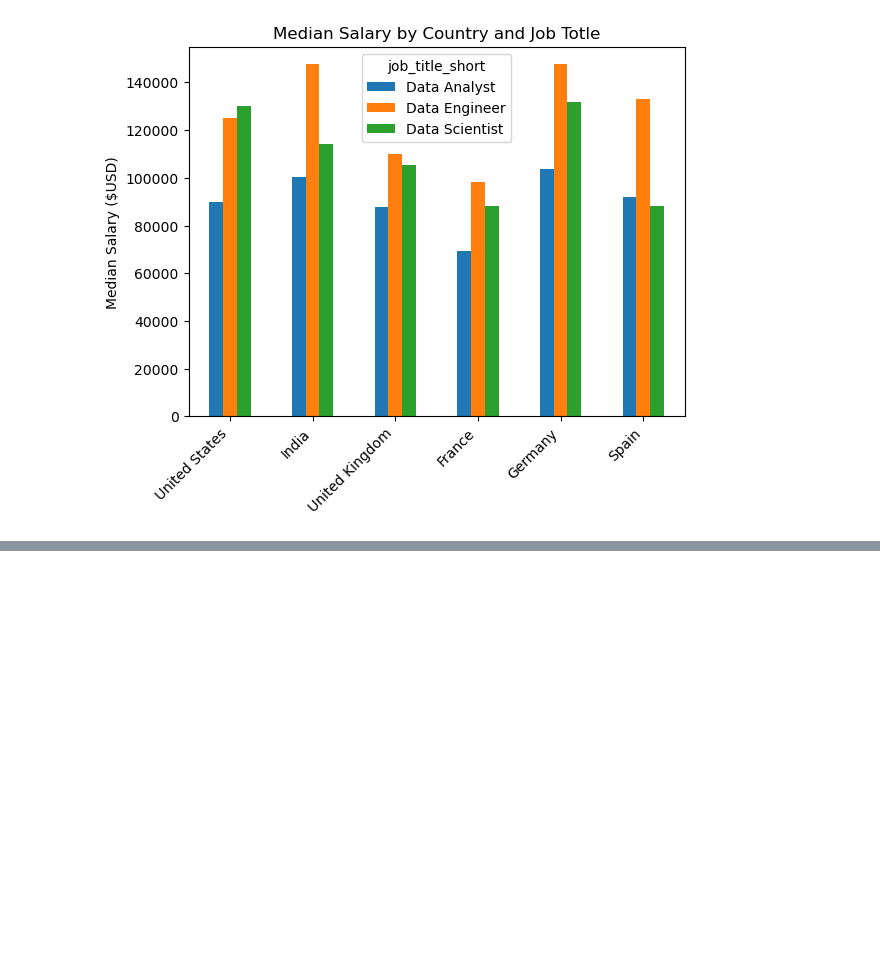
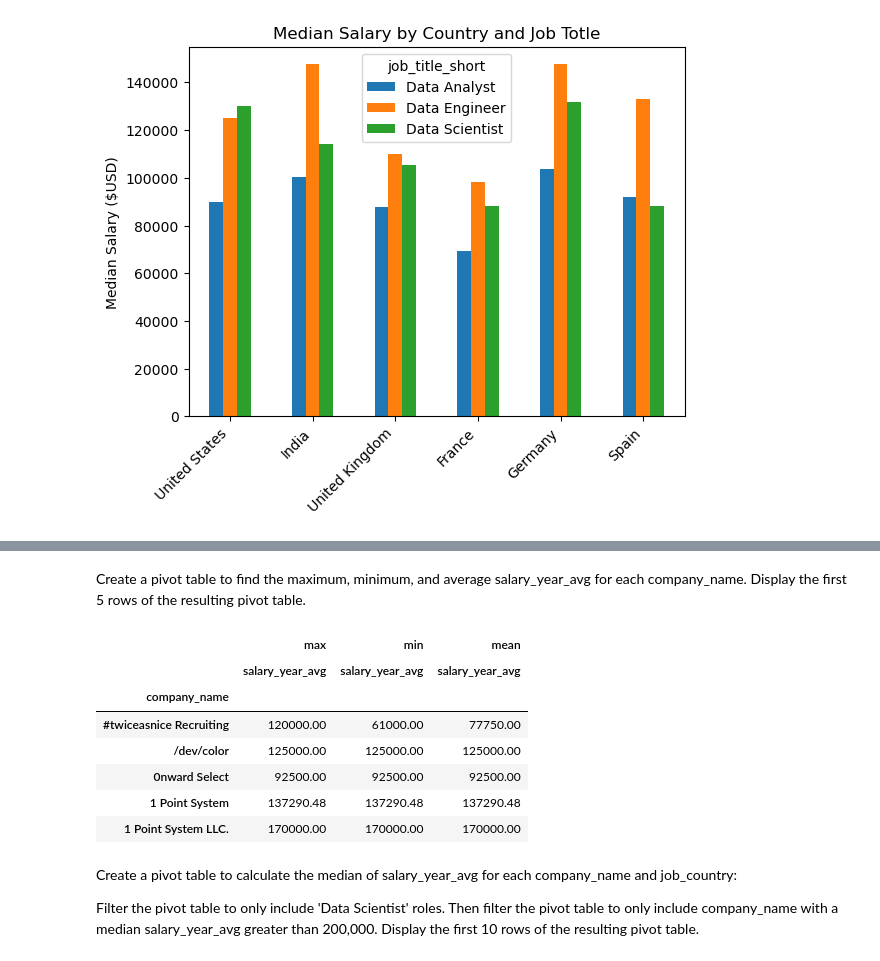
Before and after one commit to Dannie-h/Python-for-Data-Analysis, a Jupyter notebook: 23_Advanced/4_Pandas_pivot_tables.ipynb, the cells around one changed output, grey strips where cells are left out. Cells and saved outputs as stored; diff of their text form; code cells hidden in the pictures; blank space fills up the shorter version.

```diff
--- a/23_Advanced/4_Pandas_pivot_tables.ipynb
+++ b/23_Advanced/4_Pandas_pivot_tables.ipynb
@@ -171,0 +191,19 @@ plt.xticks(rotation=45, ha='right')
+# %% [markdown]
+Create a pivot table to find the maximum, minimum, and average salary_year_avg for each company_name. Display the first 5 rows of the resulting pivot table.
+# %%
+df.pivot_table(values='salary_year_avg', index='company_name', aggfunc=['max', 'min','mean']).round(2).head(5)
+# %% [output]
+|  | max | min | mean |
+|  | salary_year_avg | salary_year_avg | salary_year_avg |
+| company_name |  |  |  |
+| #twiceasnice Recruiting | 120000.00 | 61000.00 | 77750.00 |
+| /dev/color | 125000.00 | 125000.00 | 125000.00 |
+| 0nward Select | 92500.00 | 92500.00 | 92500.00 |
+| 1 Point System | 137290.48 | 137290.48 | 137290.48 |
+| 1 Point System LLC. | 170000.00 | 170000.00 | 170000.00 |
+# %% [markdown]
+Create a pivot table to calculate the median of salary_year_avg for each company_name and job_country:
+
+Filter the pivot table to only include 'Data Scientist' roles.</br>
+Then filter the pivot table to only include company_name with a median salary_year_avg greater than 200,000.</br>
+Display the first 10 rows of the resulting pivot table.
```
Also changed, not shown: parts of 7 cells of this notebook.
